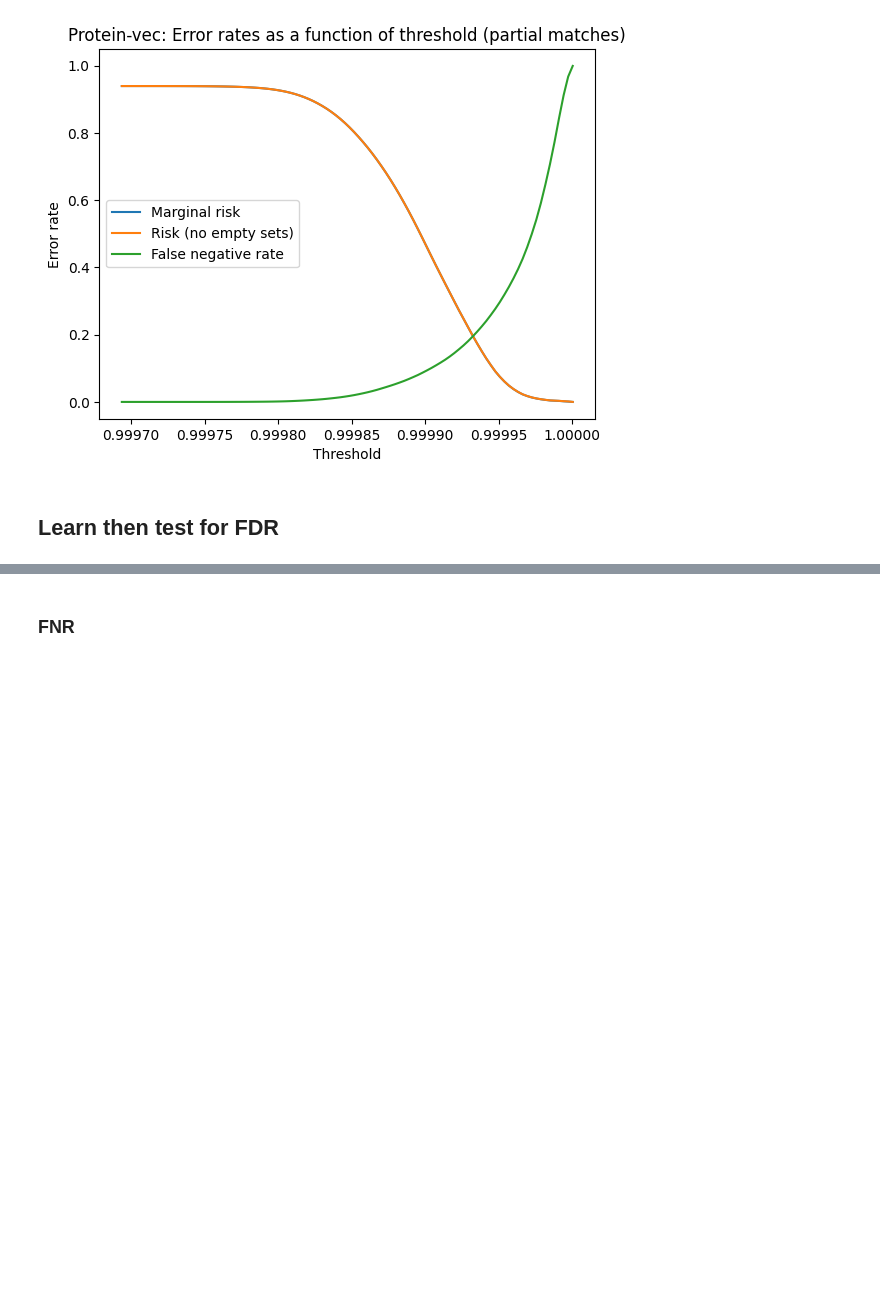
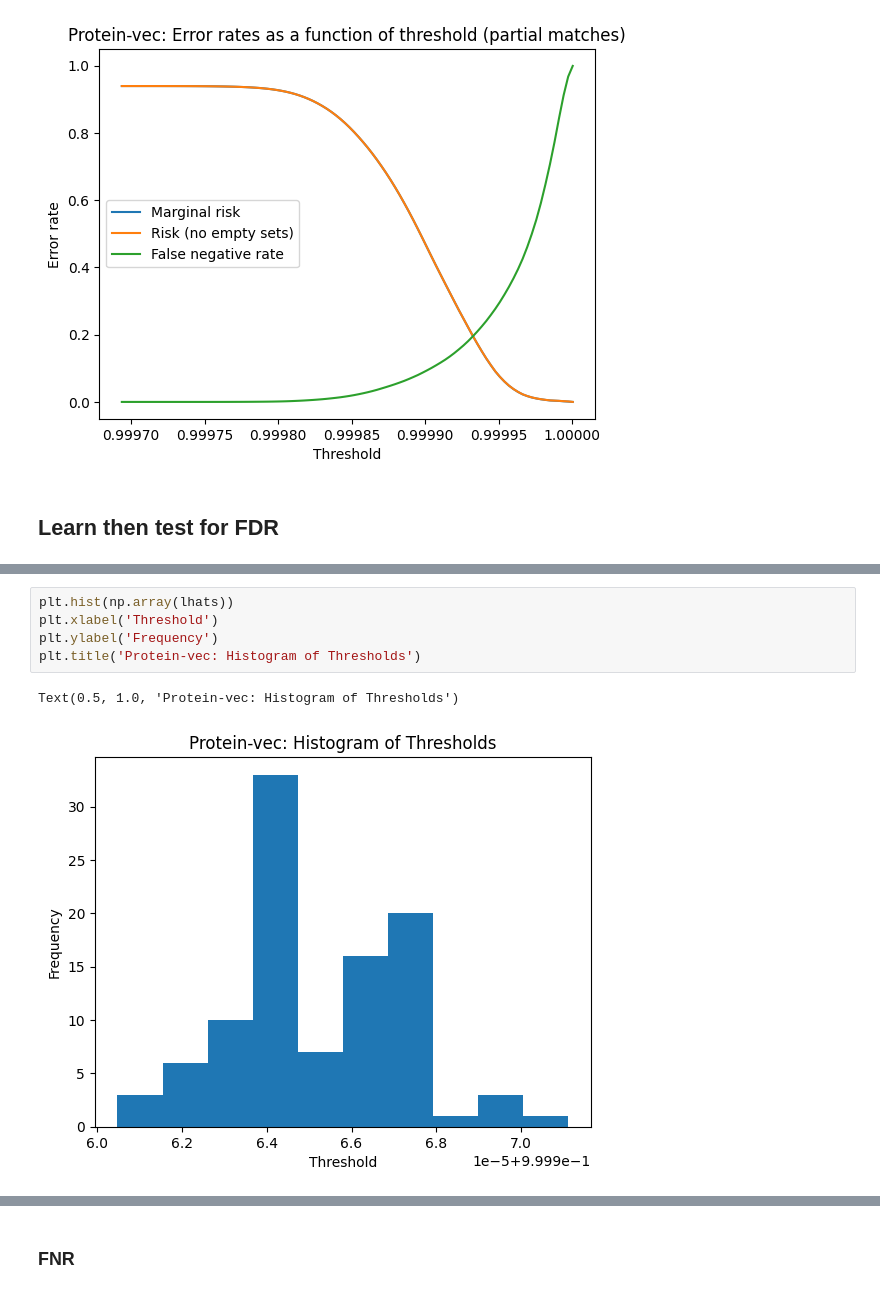
Before and after one commit to ronboger/conformal-protein-retrieval, a Jupyter notebook: pfam/analyze_protein_vec_results.ipynb, the cells around one changed output, grey strips where cells are left out. Cells and saved outputs as stored; diff of their text form; blank space fills up the shorter version.

```diff
--- a/pfam/analyze_protein_vec_results.ipynb
+++ b/pfam/analyze_protein_vec_results.ipynb
@@ -94,0 +137,8 @@ risk: 0.09136092572122927
+# %%
+plt.hist(np.array(lhats))
+plt.xlabel('Threshold')
+plt.ylabel('Frequency')
+plt.title('Protein-vec: Histogram of Thresholds')
+# %% [output]
+Text(0.5, 1.0, 'Protein-vec: Histogram of Thresholds')
+[figure, added]
```
Also changed, not shown: parts of 33 cells of this notebook, 1 other file.
